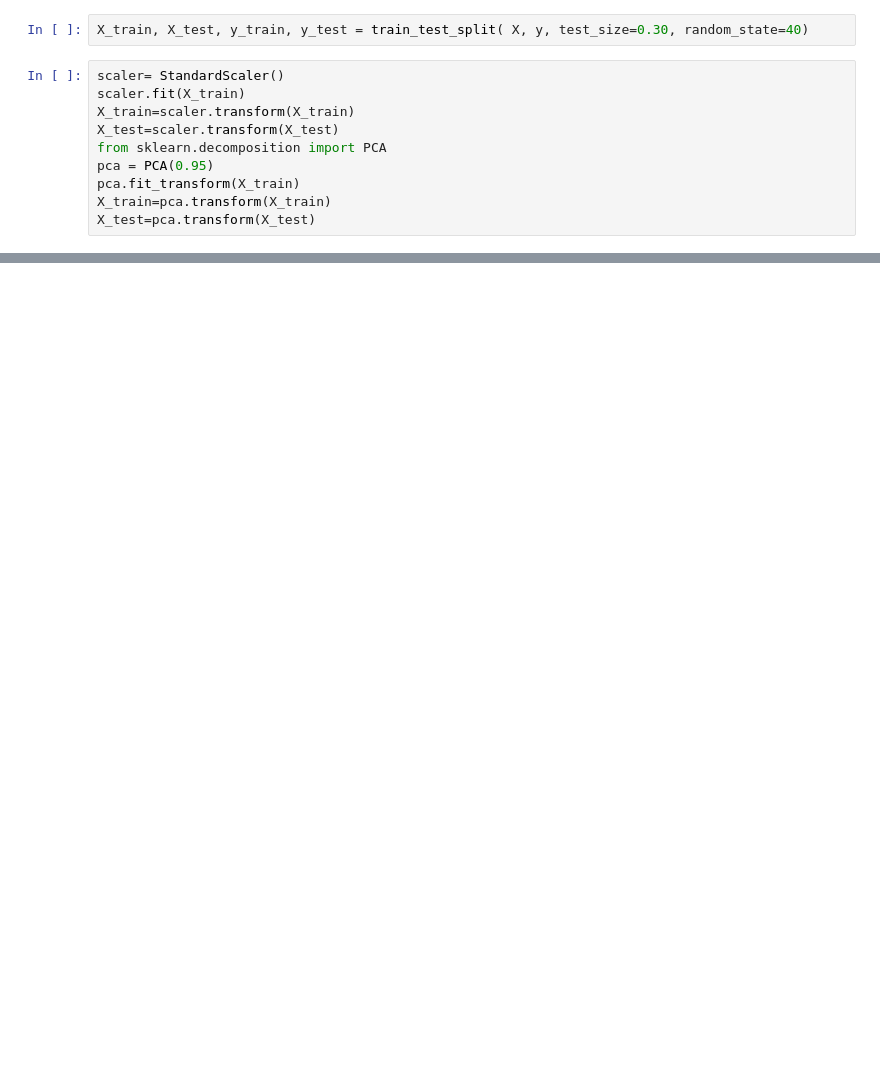
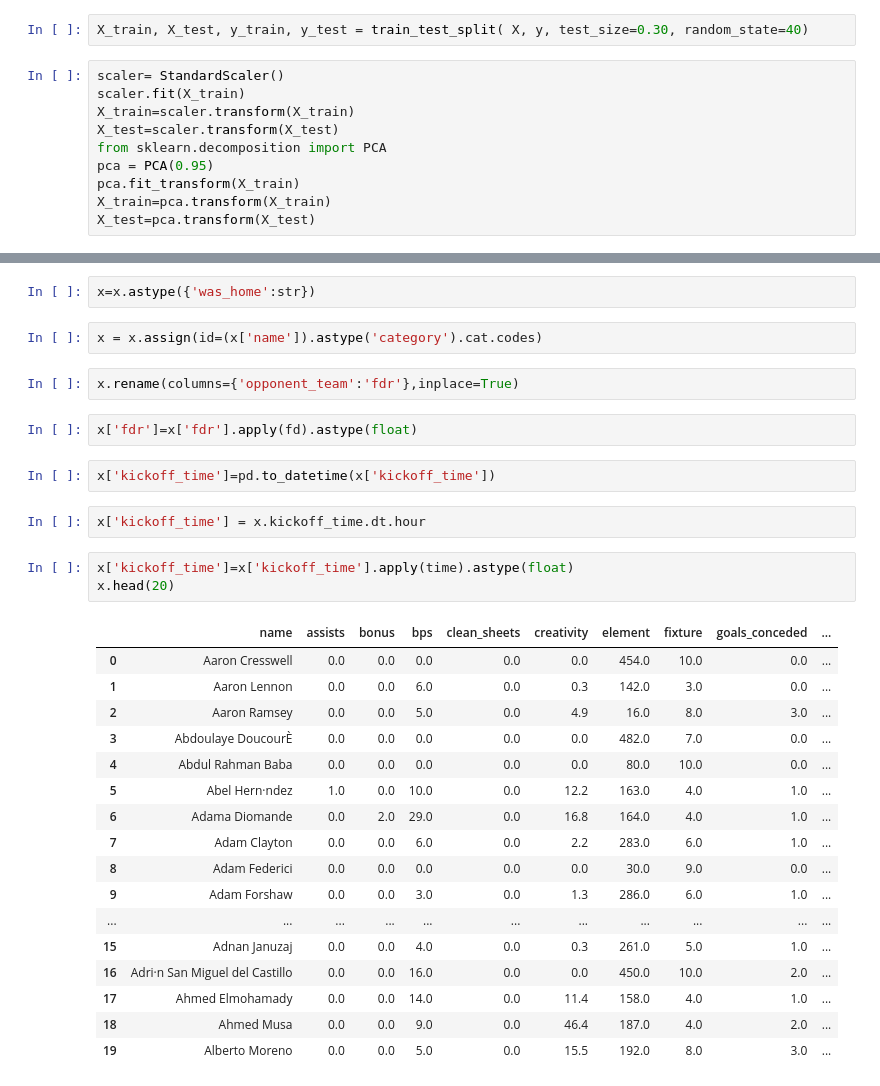
Before and after one commit to raghavbhutra/RedDevils, a Jupyter notebook: RD_Class.ipynb, the cells around one changed output, grey strips where cells are left out. Drawn from its saved outputs; the diff is of its cells as text; blank space fills up the shorter version.

```diff
--- a/RD_Class.ipynb
+++ b/RD_Class.ipynb
@@ -635,0 +676,33 @@ sns.countplot(X_test['points'])
+# %%
+x=x.astype({'was_home':str})
+# %%
+x = x.assign(id=(x['name']).astype('category').cat.codes)
+# %%
+x.rename(columns={'opponent_team':'fdr'},inplace=True)
+# %%
+x['fdr']=x['fdr'].apply(fd).astype(float)
+# %%
+x['kickoff_time']=pd.to_datetime(x['kickoff_time'])
+# %%
+x['kickoff_time'] = x.kickoff_time.dt.hour
+# %%
+x['kickoff_time']=x['kickoff_time'].apply(time).astype(float)
+x.head(20)
+# %% [output]
+|  | name | assists | bonus | bps | clean_sheets | creativity | element | fixture | goals_conceded | ... |
+| 0 | Aaron Cresswell | 0.0 | 0.0 | 0.0 | 0.0 | 0.0 | 454.0 | 10.0 | 0.0 | ... |
+| 1 | Aaron Lennon | 0.0 | 0.0 | 6.0 | 0.0 | 0.3 | 142.0 | 3.0 | 0.0 | ... |
+| 2 | Aaron Ramsey | 0.0 | 0.0 | 5.0 | 0.0 | 4.9 | 16.0 | 8.0 | 3.0 | ... |
+| 3 | Abdoulaye DoucourÈ | 0.0 | 0.0 | 0.0 | 0.0 | 0.0 | 482.0 | 7.0 | 0.0 | ... |
+| 4 | Abdul Rahman Baba | 0.0 | 0.0 | 0.0 | 0.0 | 0.0 | 80.0 | 10.0 | 0.0 | ... |
+| 5 | Abel Hern·ndez | 1.0 | 0.0 | 10.0 | 0.0 | 12.2 | 163.0 | 4.0 | 1.0 | ... |
+| 6 | Adama Diomande | 0.0 | 2.0 | 29.0 | 0.0 | 16.8 | 164.0 | 4.0 | 1.0 | ... |
+| 7 | Adam Clayton | 0.0 | 0.0 | 6.0 | 0.0 | 2.2 | 283.0 | 6.0 | 1.0 | ... |
+| 8 | Adam Federici | 0.0 | 0.0 | 0.0 | 0.0 | 0.0 | 30.0 | 9.0 | 0.0 | ... |
+| 9 | Adam Forshaw | 0.0 | 0.0 | 3.0 | 0.0 | 1.3 | 286.0 | 6.0 | 1.0 | ... |
+| ... | ... | ... | ... | ... | ... | ... | ... | ... | ... | ... |
+| 15 | Adnan Januzaj | 0.0 | 0.0 | 4.0 | 0.0 | 0.3 | 261.0 | 5.0 | 1.0 | ... |
+| 16 | Adri·n San Miguel del Castillo | 0.0 | 0.0 | 16.0 | 0.0 | 0.0 | 450.0 | 10.0 | 2.0 | ... |
+| 17 | Ahmed Elmohamady | 0.0 | 0.0 | 14.0 | 0.0 | 11.4 | 158.0 | 4.0 | 1.0 | ... |
+| 18 | Ahmed Musa | 0.0 | 0.0 | 9.0 | 0.0 | 46.4 | 187.0 | 4.0 | 2.0 | ... |
+| 19 | Alberto Moreno | 0.0 | 0.0 | 5.0 | 0.0 | 15.5 | 192.0 | 8.0 | 3.0 | ... |
```
Also changed, not shown: parts of 41 cells of this notebook.
